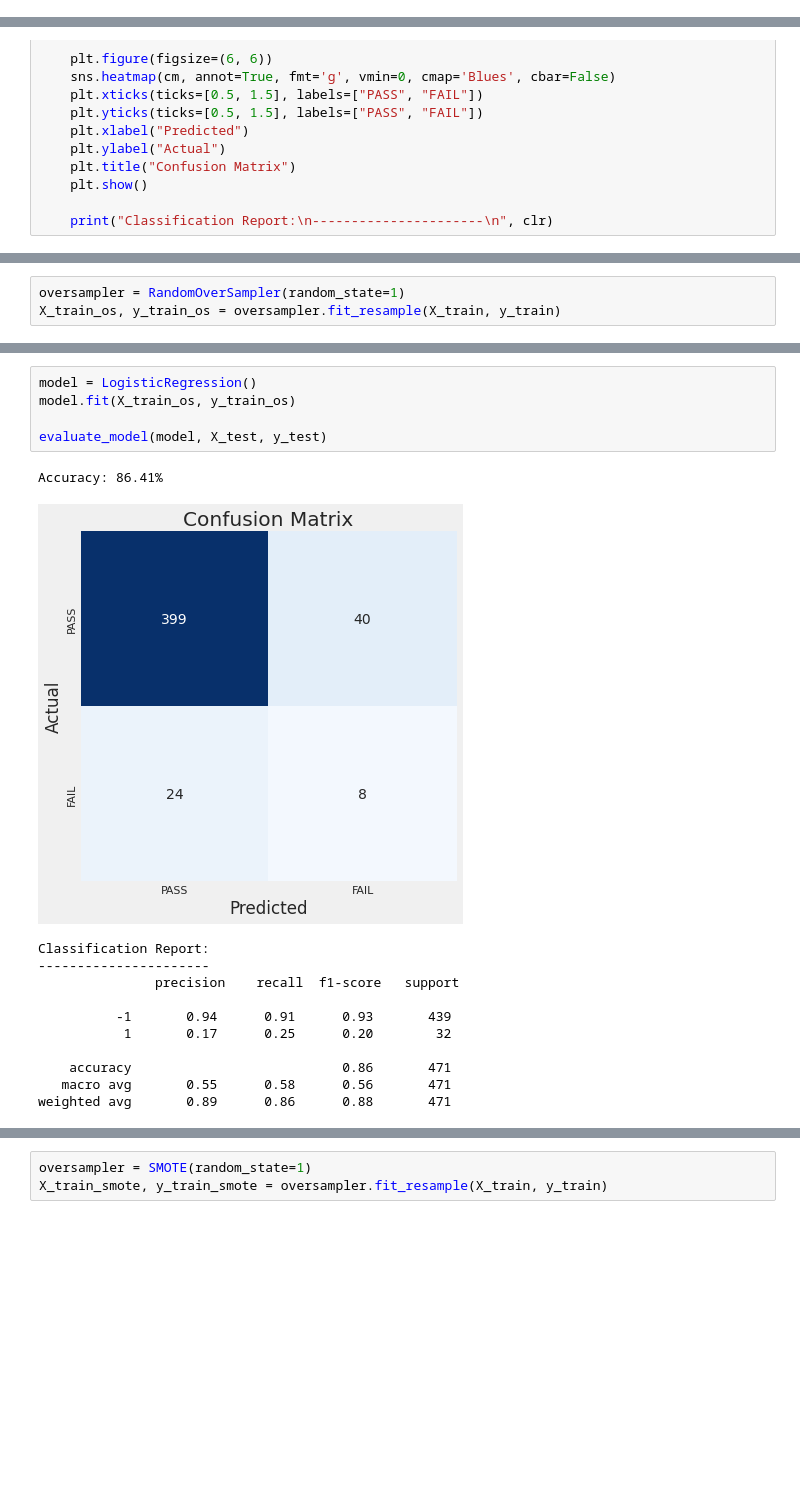
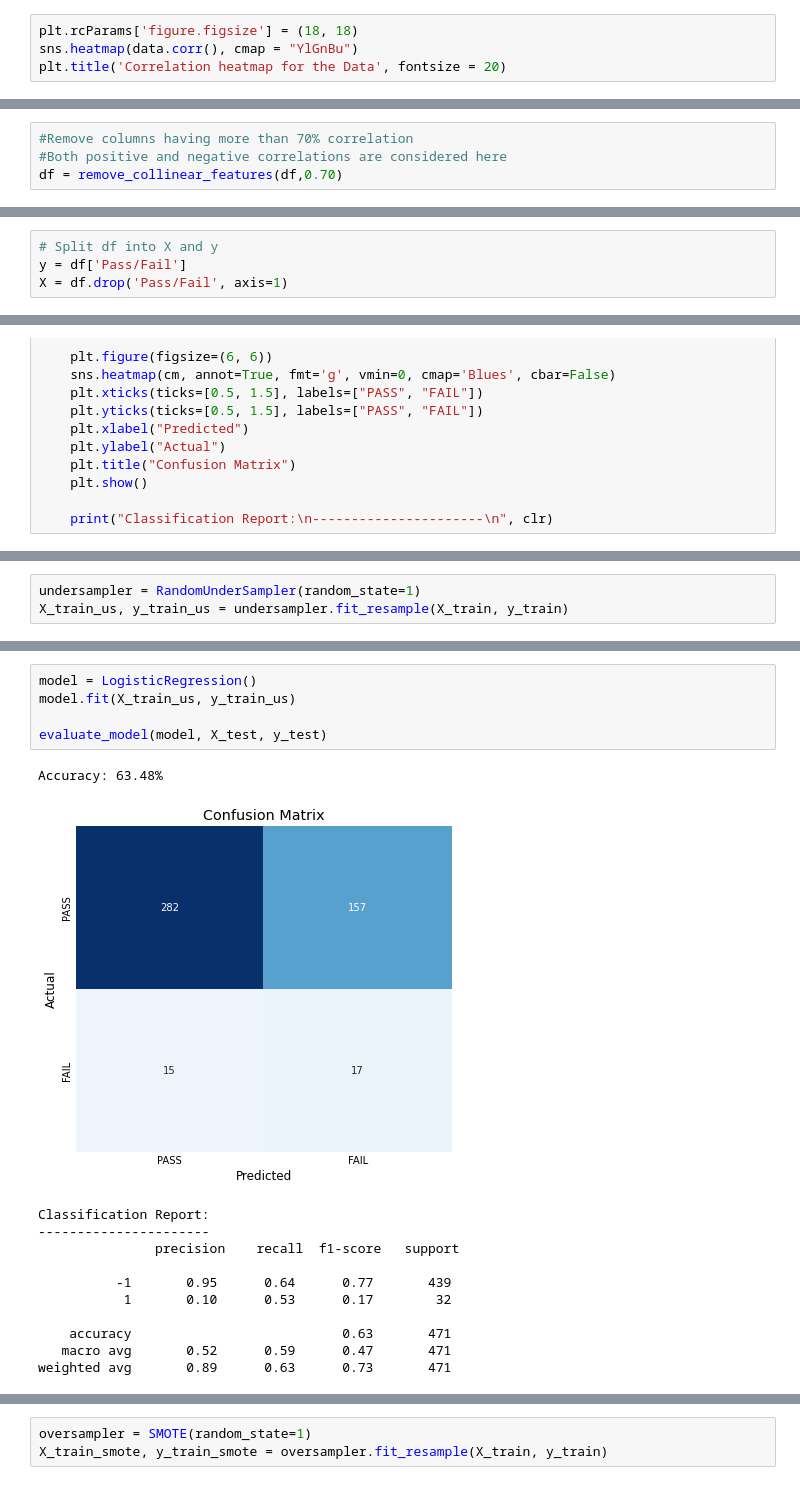
Before and after one commit to Syilun/Kaggle, a Jupyter notebook: Semi_hw01_sensors.ipynb, the cells around one changed output, grey strips where cells are left out. Drawn from its saved outputs; the diff is of its cells as text; blank space fills up the shorter version.

```diff
--- a/Semi_hw01_sensors.ipynb
+++ b/Semi_hw01_sensors.ipynb
@@ -186,0 +189,4 @@ data['Pass/Fail'].value_counts().plot(kind="bar")
+# %%
+plt.rcParams['figure.figsize'] = (18, 18)
+sns.heatmap(data.corr(), cmap = "YlGnBu")
+plt.title('Correlation heatmap for the Data', fontsize = 20)
@@ -186,0 +237,4 @@ data['Pass/Fail'].value_counts().plot(kind="bar")
+# %%
+#Remove columns having more than 70% correlation
+#Both positive and negative correlations are considered here
+df = remove_collinear_features(df,0.70)
@@ -187,3 +269,7 @@ data['Pass/Fail'].value_counts().plot(kind="bar")
+# %%
+# Split df into X and y
+y = df['Pass/Fail']
+X = df.drop('Pass/Fail', axis=1)
 # %%
 # $ Check 有116個sensors 值維持不變
 (pd.Series({column: len(X[column].unique()) for column in X.columns}) == 1).sum()
@@ -282,4 +428,4 @@ weighted avg       0.89      0.89      0.89       471
 # %%
-oversampler = RandomOverSampler(random_state=1)
-X_train_os, y_train_os = oversampler.fit_resample(X_train, y_train)
+undersampler = RandomUnderSampler(random_state=1)
+X_train_us, y_train_us = undersampler.fit_resample(X_train, y_train)
 # %%
@@ -302,19 +448,19 @@ fig.show()
 [interactive output not drawn]
 # %%
 model = LogisticRegression()
-model.fit(X_train_os, y_train_os)
+model.fit(X_train_us, y_train_us)
 
 evaluate_model(model, X_test, y_test)
 # %% [output]
-Accuracy: 86.41%
+Accuracy: 63.48%
-[figure, old version]
+[figure, new version]
 Classification Report:
 ----------------------
                precision    recall  f1-score   support
 
-          -1       0.94      0.91      0.93       439
-           1       0.17      0.25      0.20        32
+          -1       0.95      0.64      0.77       439
+           1       0.10      0.53      0.17        32
 
-    accuracy                           0.86       471
-   macro avg       0.55      0.58      0.56       471
-weighted avg       0.89      0.86      0.88       471
+    accuracy                           0.63       471
+   macro avg       0.52      0.59      0.47       471
+weighted avg       0.89      0.63      0.73       471
```
Also changed, not shown: parts of 37 cells of this notebook.
